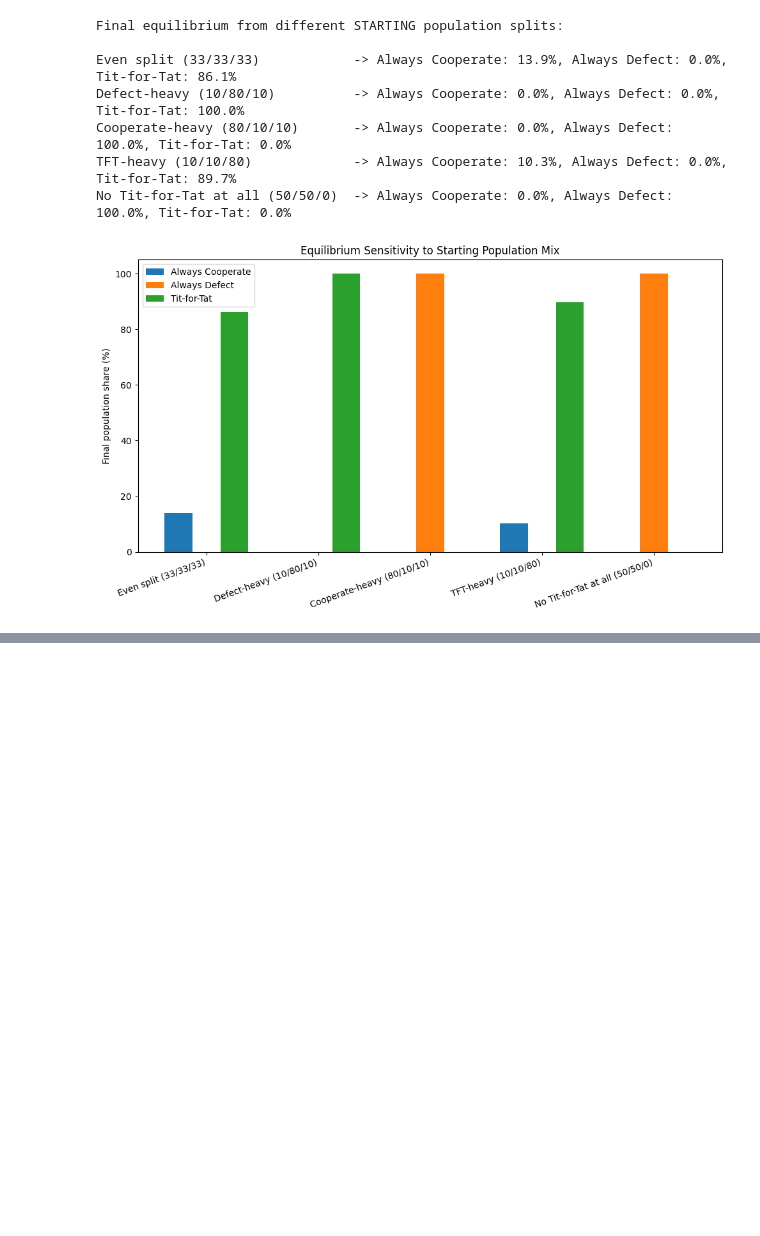
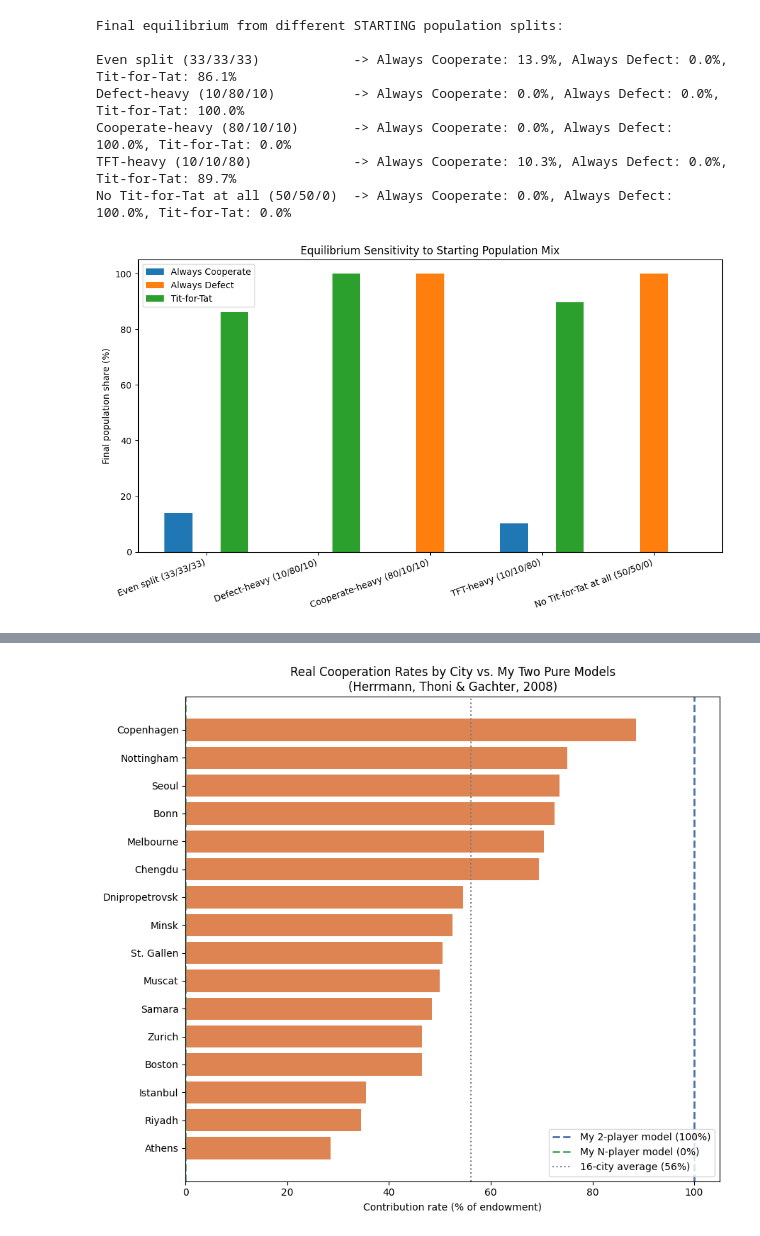
Before and after one commit to yxngwei/evolutionary-game-simulation, a Jupyter notebook: simulation.ipynb, the cells around one changed output, grey strips where cells are left out. Cells and saved outputs as stored; diff of their text form; code cells hidden in the pictures; blank space fills up the shorter version.

```diff
--- a/simulation.ipynb
+++ b/simulation.ipynb
@@ -760,0 +1180,82 @@ No Tit-for-Tat at all (50/50/0)  -> Always Cooperate: 0.0%, Always Defect: 100.0
+# %%
+"""
+country_comparison.py
+
+Compares real average contribution levels from 16 cities worldwide
+(Herrmann, Thoni & Gachter, 2008, Science -- period-1 contributions,
+before any punishment option, out of a 20-token endowment) against my
+two pure simulation extremes: the 2-player IPD model (~100% cooperation)
+and the N-player public goods model (0% cooperation).
+"""
+
+import matplotlib.pyplot as plt
+
+# Period-1 (no punishment) average contributions, out of a 20-token endowment
+# Source: Herrmann, Thoni & Gachter (2008), Science, Fig. 1
+CITY_CONTRIBUTIONS_OF_20 = {
+    "Copenhagen": 17.7,
+    "Nottingham": 15.0,
+    "Seoul": 14.7,
+    "Bonn": 14.5,
+    "Melbourne": 14.1,
+    "Chengdu": 13.9,
+    "Minsk": 10.5,
+    "Muscat": 10.0,
+    "St. Gallen": 10.1,
+    "Dnipropetrovsk": 10.9,
+    "Samara": 9.7,
+    "Zurich": 9.3,
+    "Boston": 9.3,
+    "Istanbul": 7.1,
+    "Riyadh": 6.9,
+    "Athens": 5.7,
+}
+
+MY_2_PLAYER_MODEL = 100.0
+MY_N_PLAYER_MODEL = 0.0
+
+
+def main():
+    cities_pct = {city: (val / 20) * 100 for city, val in CITY_CONTRIBUTIONS_OF_20.items()}
+    sorted_cities = sorted(cities_pct.items(), key=lambda x: x[1], reverse=True)
+
+    print("\nReal-world cooperation rate by city (% of endowment contributed, period 1):\n")
+    for city, pct in sorted_cities:
+        print(f"  {city:16s}: {pct:5.1f}%")
+
+    avg_across_cities = sum(cities_pct.values()) / len(cities_pct)
+    print(f"\n16-city average: {avg_across_cities:.1f}%")
+    print(f"My 2-player IPD model:        {MY_2_PLAYER_MODEL:.1f}%")
+    print(f"My N-player public goods model: {MY_N_PLAYER_MODEL:.1f}%")
+
+    closest_to_100 = sorted_cities[0]
+    closest_to_0 = sorted_cities[-1]
+    print(f"\nCity closest to my 2-player (100%) extreme: {closest_to_100[0]} ({closest_to_100[1]:.1f}%)")
+    print(f"City closest to my N-player (0%) extreme:   {closest_to_0[0]} ({closest_to_0[1]:.1f}%)")
+
+    # Plot: horizontal bar chart of all cities, with my two model lines overlaid
+    fig, ax = plt.subplots(figsize=(9, 8))
+    cities = [c for c, _ in sorted_cities]
+    values = [v for _, v in sorted_cities]
+
+    bars = ax.barh(cities, values, color="#DD8452")
+    ax.axvline(MY_2_PLAYER_MODEL, color="#4C72B0", linestyle="--", linewidth=2,
+               label=f"My 2-player model ({MY_2_PLAYER_MODEL:.0f}%)")
+    ax.axvline(MY_N_PLAYER_MODEL, color="#55A868", linestyle="--", linewidth=2,
+               label=f"My N-player model ({MY_N_PLAYER_MODEL:.0f}%)")
+    ax.axvline(avg_across_cities, color="gray", linestyle=":", linewidth=1.5,
+               label=f"16-city average ({avg_across_cities:.0f}%)")
+
+    ax.set_xlabel("Contribution rate (% of endowment)")
+    ax.set_title("Real Cooperation Rates by City vs. My Two Pure Models\n(Herrmann, Thoni & Gachter, 2008)")
+    ax.legend(loc="lower right")
+    ax.invert_yaxis()
+    plt.tight_layout()
+    plt.show()
+    # plt.savefig("../results/country_comparison.png", dpi=150)
+    # print("\nPlot saved to ../results/country_comparison.png")
+
+
+if __name__ == "__main__":
+    main()
+# %% [output]
@@ -760,0 +1279 @@ No Tit-for-Tat at all (50/50/0)  -> Always Cooperate: 0.0%, Always Defect: 100.0
+[figure, added]
```
Also changed, not shown: parts of 4 cells of this notebook.
